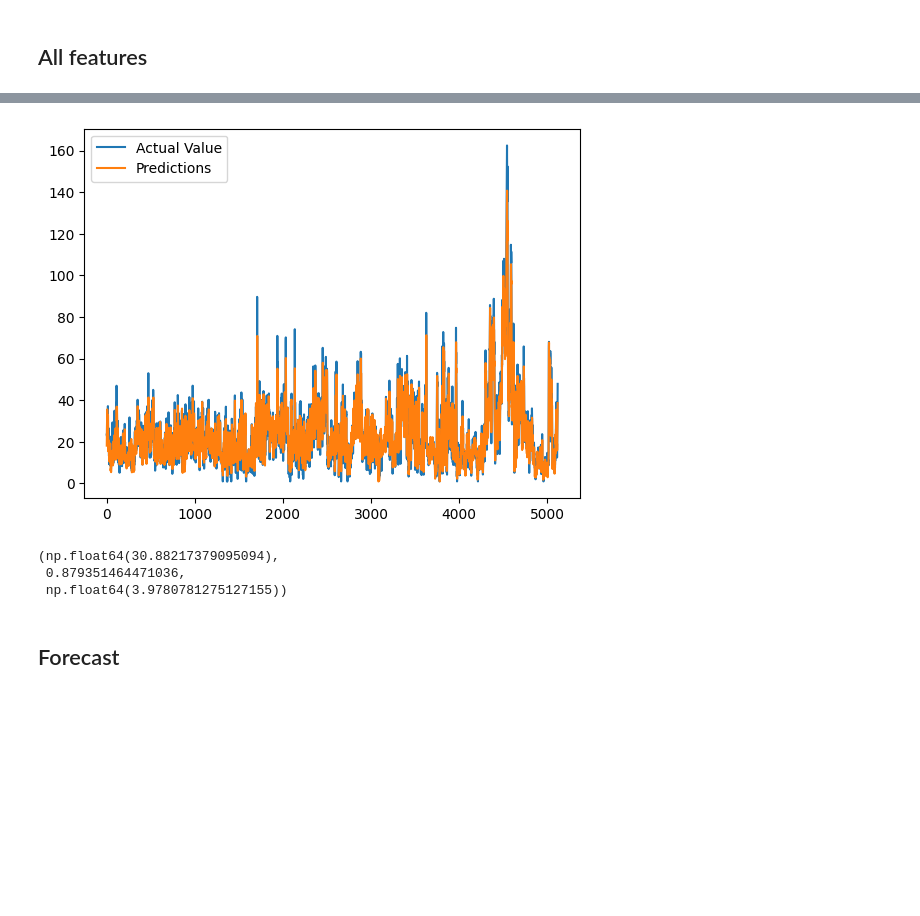
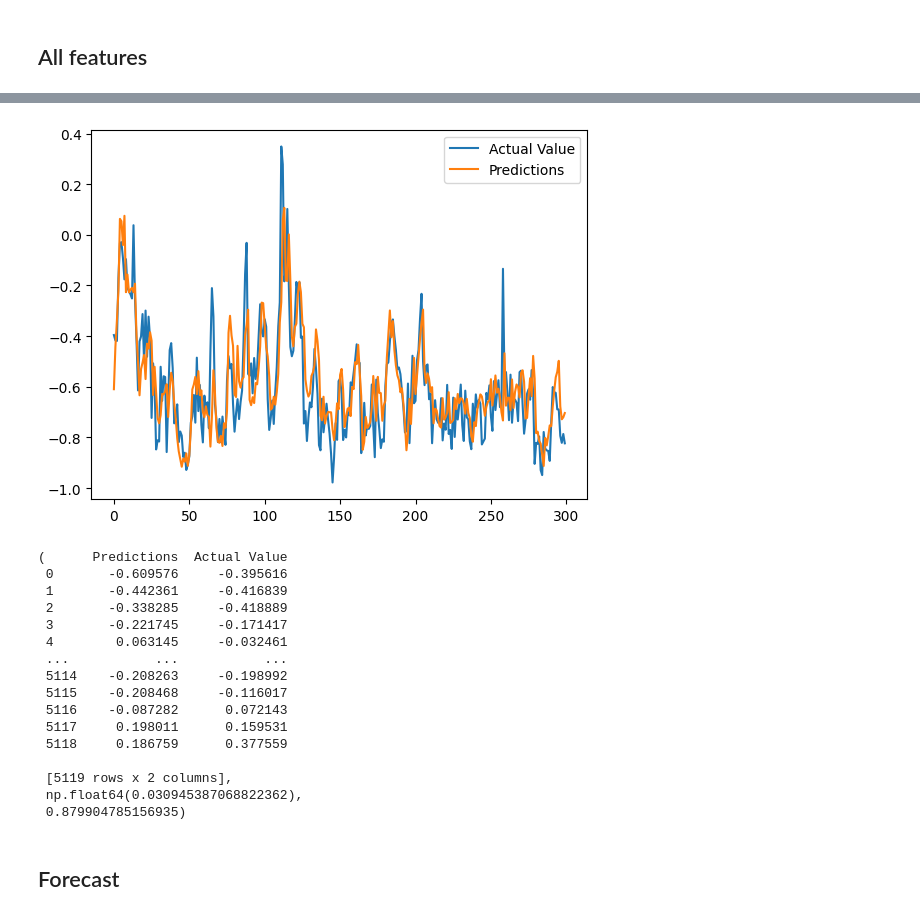
Before and after one commit to klklaudia/AI, a Jupyter notebook: PredykcjaSmogu/LSTM.ipynb, the cells around one changed output, grey strips where cells are left out. Cells and saved outputs as stored; diff of their text form; code cells hidden in the pictures; blank space fills up the shorter version.

Commit message:
LSTM corrections

```diff
--- a/PredykcjaSmogu/LSTM.ipynb
+++ b/PredykcjaSmogu/LSTM.ipynb
@@ -282,0 +474,5 @@ mean_squared_error(y_test_inv, y_pred), r2_score(y_test_inv, y_pred), mean_absol
+# %%
+# MpKrakOsPias
+window_size = 24
+X_train, y_train = df_to_X_y_dw(df_train.dropna(), 2, window_size) # the first values are missing
+X_val, y_val = df_to_X_y_dw(df_val, 2, window_size)
@@ -285,13 +525,13 @@ mean_squared_error(y_test_inv, y_pred), r2_score(y_test_inv, y_pred), mean_absol
 # %%
 # more features
 def df_to_X_y(df, window_size=8):
-    df_as_np = df.to_numpy()
+    df_as_np = df.dropna().to_numpy()
     X = []
     y = []
     for i in range(len(df_as_np) - window_size):
         row = [r for r in df_as_np[i:i+window_size]]
         X.append(row)
-        label = df_as_np[i+window_size][0]
+        label = df_as_np[i+window_size][1]
         y.append(label)
     return np.array(X), np.array(y)
 # %%
@@ -302,7 +542,7 @@ X_test, y_test = df_to_X_y(df_test)
 model = Sequential()
 model.add(InputLayer(shape=(X_train.shape[1], X_train.shape[2])))
 
-model.add(LSTM(128, activation='relu')) # slightly better then 64
+model.add(LSTM(64, activation='relu')) # slightly better then 64
 # model.add(LSTM(32, return_sequences=True, activation='relu'))
 # model.add(LSTM(32, return_sequences=True, activation='relu'))
 # model.add(LSTM(32, return_sequences=True, activation='relu'))
@@ -339,6 +579,6 @@ cp = ModelCheckpoint('models/finals/all.keras', save_best_only=True)
 model.compile(loss=MeanSquaredError(), optimizer=Adam(learning_rate=0.0001), metrics=[RootMeanSquaredError()])
 # %%
 # bigger batch size: similar results, much faster
-model.fit(X_train, y_train, validation_data=(X_val, y_val), epochs=15, batch_size=128, callbacks=[cp])
+model.fit(X_train, y_train, validation_data=(X_val, y_val), epochs=15, callbacks=[cp])
 # %% [output]
 Epoch 1/15
@@ -361,10 +601,4 @@ Epoch 15/15
 <keras.src.callbacks.history.History at 0x...>
 # %%
-y_test_inv = scaler_y.inverse_transform(y_test.reshape(-1, 1))
-y_pred = scaler_y.inverse_transform(model.predict(X_test).reshape(-1, 1))
-plt.plot(y_test_inv, label='Actual Value')
-plt.plot(y_pred, label='Predictions')
-plt.legend()
-plt.show()
-mean_squared_error(y_test_inv, y_pred), r2_score(y_test_inv, y_pred), mean_absolute_error(y_test_inv, y_pred)
+plot_predictions(model, X_test, y_test, start=0, end=300)
 # %% [output]
@@ -372,6 +606,19 @@ mean_squared_error(y_test_inv, y_pred), r2_score(y_test_inv, y_pred), mean_absol
-[figure, old version]
+[figure, new version]
-(np.float64(30.88217379095094),
- 0.879351464471036,
- np.float64(3.9780781275127155))
+(      Predictions  Actual Value
+ 0       -0.609576     -0.395616
+ 1       -0.442361     -0.416839
+ 2       -0.338285     -0.418889
+ 3       -0.221745     -0.171417
+ 4        0.063145     -0.032461
+ ...           ...           ...
+ 5114    -0.208263     -0.198992
+ 5115    -0.208468     -0.116017
+ 5116    -0.087282      0.072143
+ 5117     0.198011      0.159531
+ 5118     0.186759      0.377559
+
+ [5119 rows x 2 columns],
+ np.float64(0.030945387068822362),
+ 0.879904785156935)
 # %% [markdown]
 ## Forecast
```
Also changed, not shown: parts of 54 cells of this notebook.
